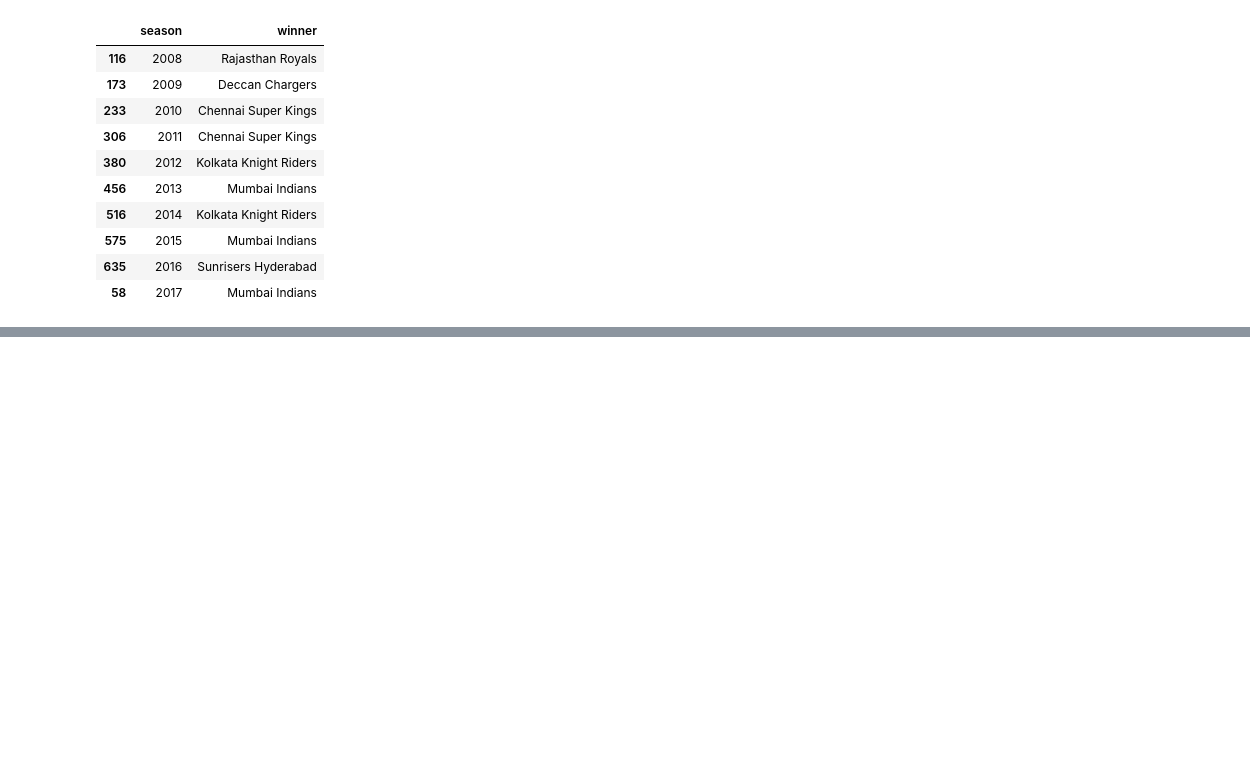
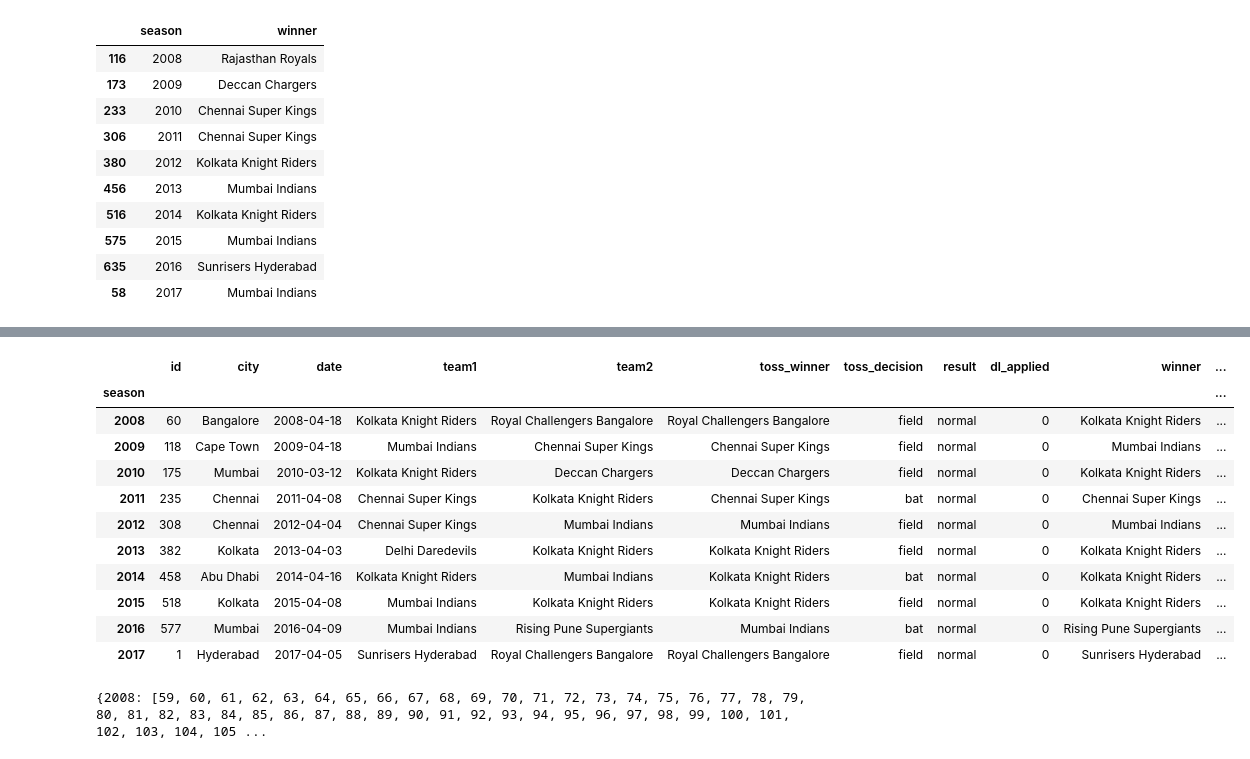
Before and after one commit to foysalpranto121/pandas-Update-version, a Jupyter notebook: pandas in all in one .ipynb, the cells around one changed output, grey strips where cells are left out. Cells and saved outputs as stored; diff of their text form; code cells hidden in the pictures; blank space fills up the shorter version.

```diff
--- a/pandas in all in one .ipynb
+++ b/pandas in all in one .ipynb
@@ -565,0 +568,3 @@ data.drop_duplicates('season',keep='last')[['season','winner']].sort_values('sea
+# %%
+seasons=data.groupby("season")
+seasons
@@ -565,0 +596,20 @@ data.drop_duplicates('season',keep='last')[['season','winner']].sort_values('sea
+# %%
+seasons.first()
+# %% [output]
+|  | id | city | date | team1 | team2 | toss_winner | toss_decision | result | dl_applied | winner | ... |
+| season |  |  |  |  |  |  |  |  |  |  | ... |
+| 2008 | 60 | Bangalore | 2008-04-18 | Kolkata Knight Riders | Royal Challengers Bangalore | Royal Challengers Bangalore | field | normal | 0 | Kolkata Knight Riders | ... |
+| 2009 | 118 | Cape Town | 2009-04-18 | Mumbai Indians | Chennai Super Kings | Chennai Super Kings | field | normal | 0 | Mumbai Indians | ... |
+| 2010 | 175 | Mumbai | 2010-03-12 | Kolkata Knight Riders | Deccan Chargers | Deccan Chargers | field | normal | 0 | Kolkata Knight Riders | ... |
+| 2011 | 235 | Chennai | 2011-04-08 | Chennai Super Kings | Kolkata Knight Riders | Chennai Super Kings | bat | normal | 0 | Chennai Super Kings | ... |
+| 2012 | 308 | Chennai | 2012-04-04 | Chennai Super Kings | Mumbai Indians | Mumbai Indians | field | normal | 0 | Mumbai Indians | ... |
+| 2013 | 382 | Kolkata | 2013-04-03 | Delhi Daredevils | Kolkata Knight Riders | Kolkata Knight Riders | field | normal | 0 | Kolkata Knight Riders | ... |
+| 2014 | 458 | Abu Dhabi | 2014-04-16 | Kolkata Knight Riders | Mumbai Indians | Kolkata Knight Riders | bat | normal | 0 | Kolkata Knight Riders | ... |
+| 2015 | 518 | Kolkata | 2015-04-08 | Mumbai Indians | Kolkata Knight Riders | Kolkata Knight Riders | field | normal | 0 | Kolkata Knight Riders | ... |
+| 2016 | 577 | Mumbai | 2016-04-09 | Mumbai Indians | Rising Pune Supergiants | Mumbai Indians | bat | normal | 0 | Rising Pune Supergiants | ... |
+| 2017 | 1 | Hyderabad | 2017-04-05 | Sunrisers Hyderabad | Royal Challengers Bangalore | Royal Challengers Bangalore | field | normal | 0 | Sunrisers Hyderabad | ... |
+# %%
+seasons.groups
+## return dictionaries
+# %% [output]
+{2008: [59, 60, 61, 62, 63, 64, 65, 66, 67, 68, 69, 70, 71, 72, 73, 74, 75, 76, 77, 78, 79, 80, 81, 82, 83, 84, 85, 86, 87, 88, 89, 90, 91, 92, 93, 94, 95, 96, 97, 98, 99, 100, 101, 102, 103, 104, 105 ...
```
Also changed, not shown: parts of 7 cells of this notebook.
